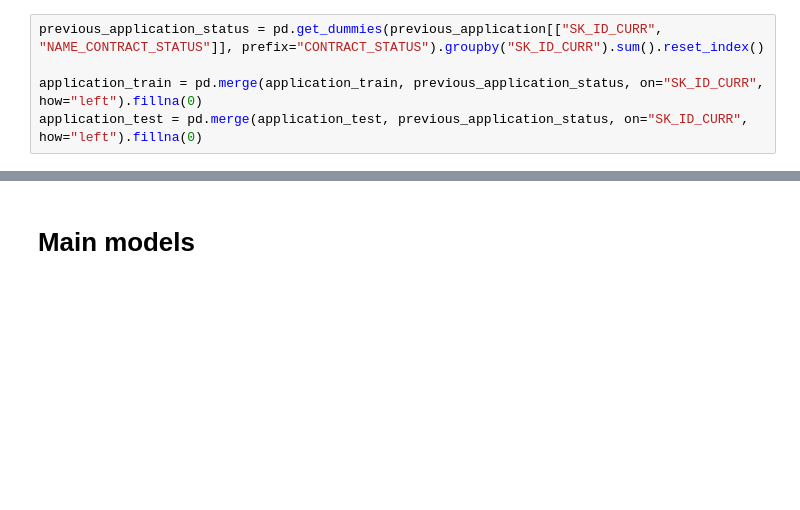
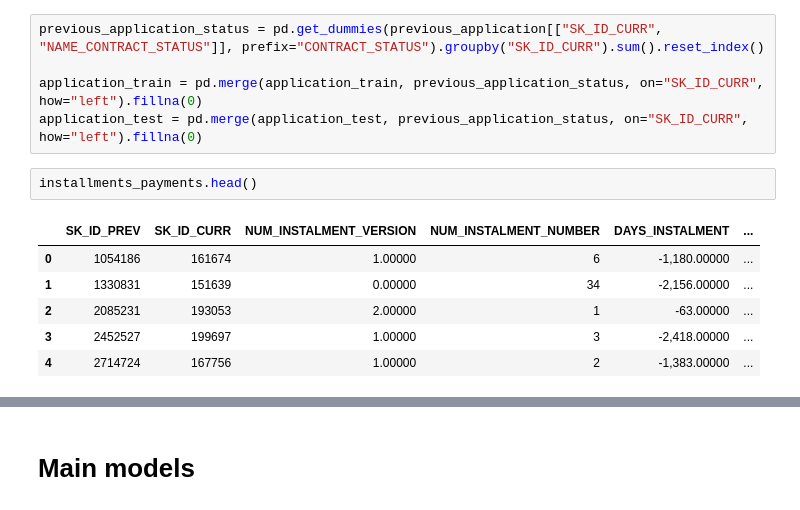
Before and after one commit to Gedas-LT/kaggle-home-credit, a Jupyter notebook: notebook.ipynb, the cells around one changed output, grey strips where cells are left out. Cells and saved outputs as stored; diff of their text form; blank space fills up the shorter version.

```diff
--- a/notebook.ipynb
+++ b/notebook.ipynb
@@ -497,3 +497,12 @@ previous_application_status = pd.get_dummies(previous_application[["SK_ID_CURR",
 
 application_train = pd.merge(application_train, previous_application_status, on="SK_ID_CURR", how="left").fillna(0)
 application_test = pd.merge(application_test, previous_application_status, on="SK_ID_CURR", how="left").fillna(0)
+# %%
+installments_payments.head()
+# %% [output]
+|  | SK_ID_PREV | SK_ID_CURR | NUM_INSTALMENT_VERSION | NUM_INSTALMENT_NUMBER | DAYS_INSTALMENT | ... |
+| 0 | 1054186 | 161674 | 1.00000 | 6 | -1,180.00000 | ... |
+| 1 | 1330831 | 151639 | 0.00000 | 34 | -2,156.00000 | ... |
+| 2 | 2085231 | 193053 | 2.00000 | 1 | -63.00000 | ... |
+| 3 | 2452527 | 199697 | 1.00000 | 3 | -2,418.00000 | ... |
+| 4 | 2714724 | 167756 | 1.00000 | 2 | -1,383.00000 | ... |
```
Also changed, not shown: parts of 4 cells of this notebook.
